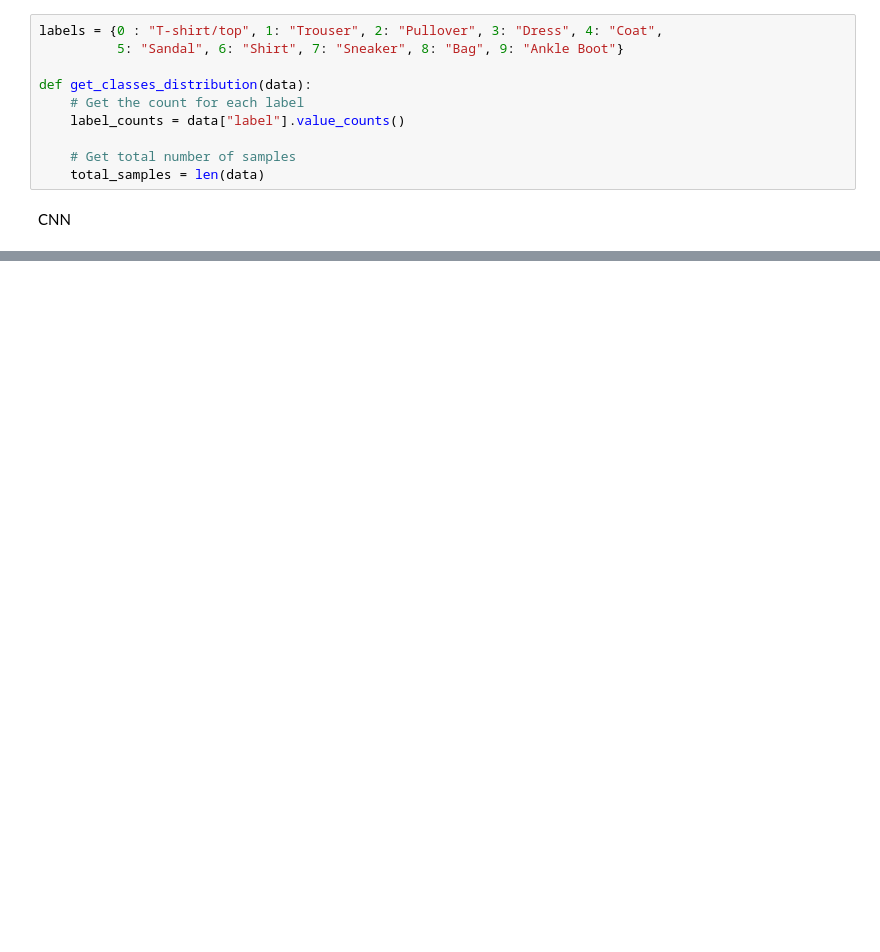
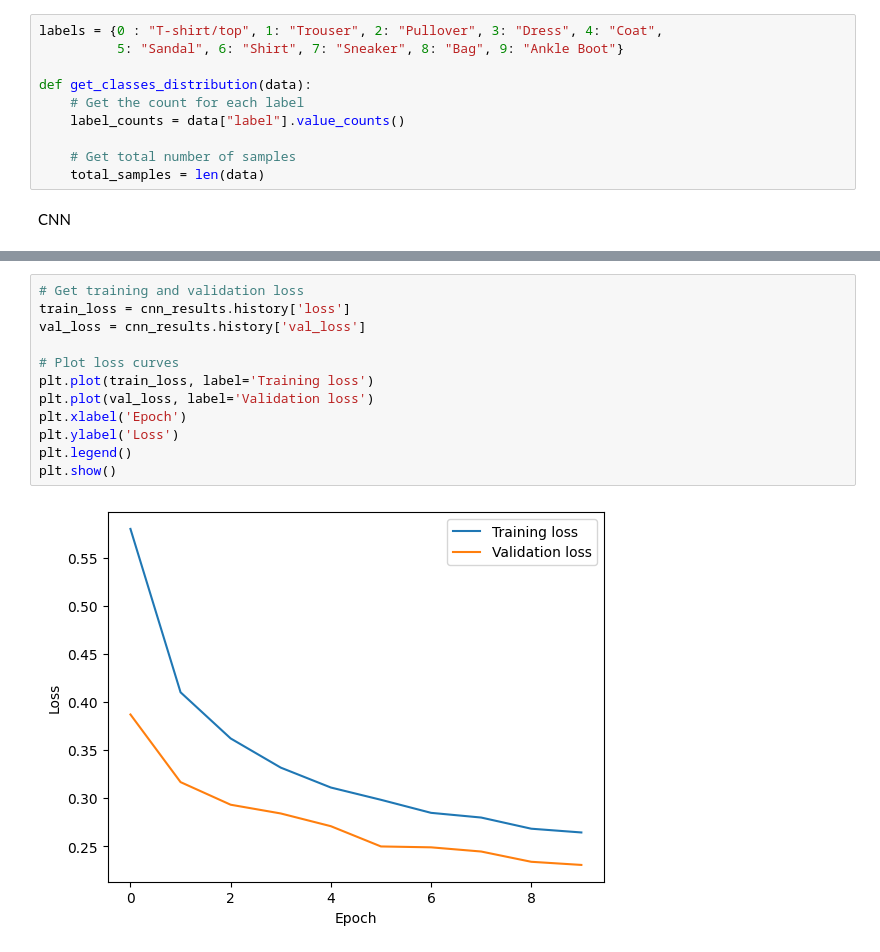
Before and after one commit to Lambru99/Fashion_MNIST_CNN, a Jupyter notebook: Definitivo1.ipynb, the cells around one changed output, grey strips where cells are left out. Saved outputs shown, nothing was run; the diff lists cells and outputs as text; blank space fills up the shorter version.

```diff
--- a/Definitivo1.ipynb
+++ b/Definitivo1.ipynb
@@ -117,0 +139,14 @@ ciao
+# %%
+# Get training and validation loss
+train_loss = cnn_results.history['loss']
+val_loss = cnn_results.history['val_loss']
+
+# Plot loss curves
+plt.plot(train_loss, label='Training loss')
+plt.plot(val_loss, label='Validation loss')
+plt.xlabel('Epoch')
+plt.ylabel('Loss')
+plt.legend()
+plt.show()
+# %% [output]
+[figure, added]
```
Also changed, not shown: parts of 20 cells of this notebook.
